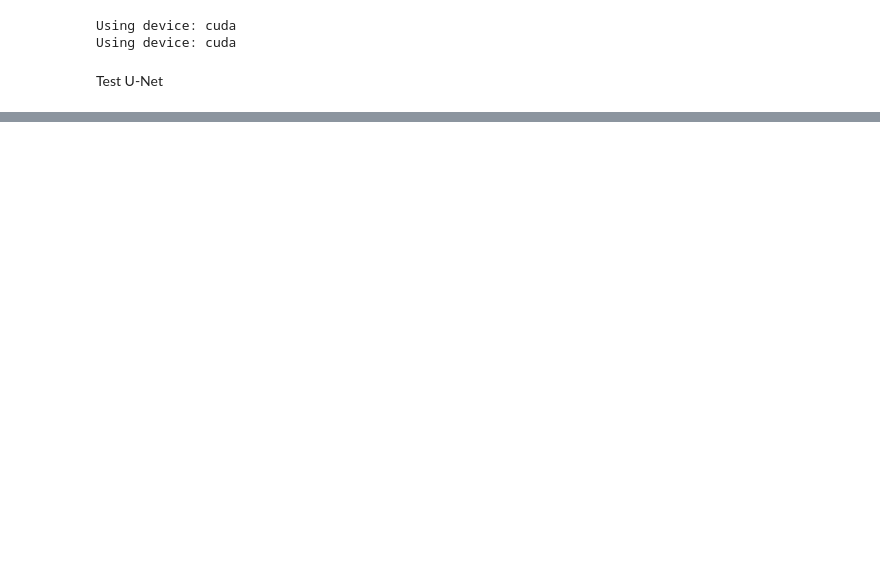
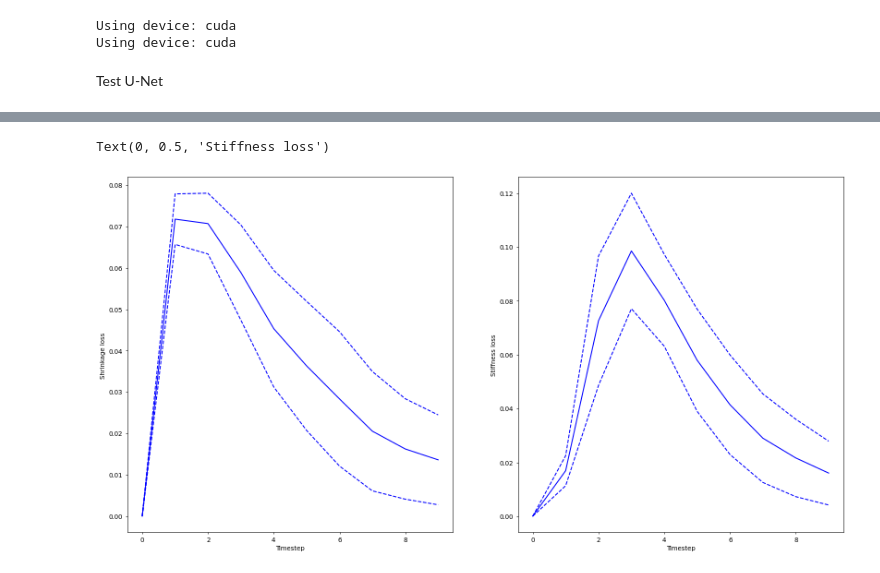
Before and after one commit to LiyaGaynutdinova/Auto-Regressive-Unet-for-Concrete-Damage, a Jupyter notebook: test_ConvNet.ipynb, the cells around one changed output, grey strips where cells are left out. Saved outputs shown, nothing was run; the diff lists cells and outputs as text; code cells hidden in the pictures; blank space fills up the shorter version.

```diff
--- a/test_ConvNet.ipynb
+++ b/test_ConvNet.ipynb
@@ -113,0 +114,17 @@ print(stiff_mean, '\n', stiff_std)
+# %%
+fig, axs = plt.subplots(nrows=1, ncols=2, figsize=(20, 10), dpi=50)
+
+axs.flat[0].plot(shr_mean, 'b')
+axs.flat[0].plot(shr_mean+shr_std, 'b--')
+axs.flat[0].plot(shr_mean-shr_std, 'b--')
+axs.flat[0].set_xlabel('Timestep')
+axs.flat[0].set_ylabel('Shrinkage loss')
+
+axs.flat[1].plot(stiff_mean, 'b')
+axs.flat[1].plot(stiff_mean+stiff_std, 'b--')
+axs.flat[1].plot(stiff_mean-stiff_std, 'b--')
+axs.flat[1].set_xlabel('Timestep')
+axs.flat[1].set_ylabel('Stiffness loss')
+# %% [output]
+Text(0, 0.5, 'Stiffness loss')
+[figure, added]
```
Also changed, not shown: parts of 5 cells of this notebook, 30 other files.
